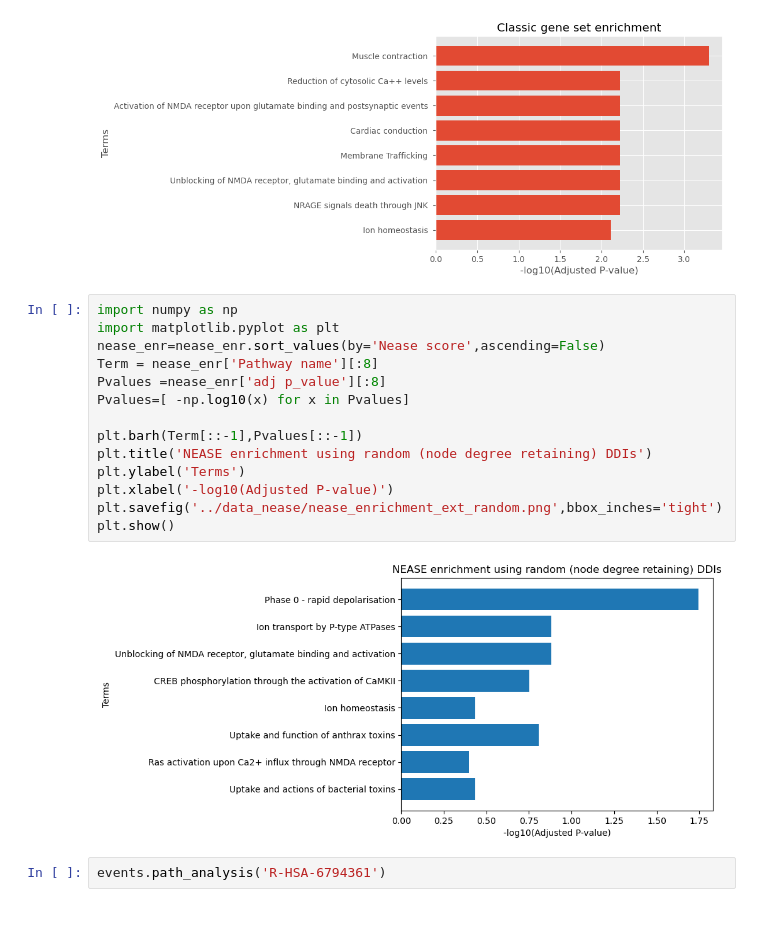
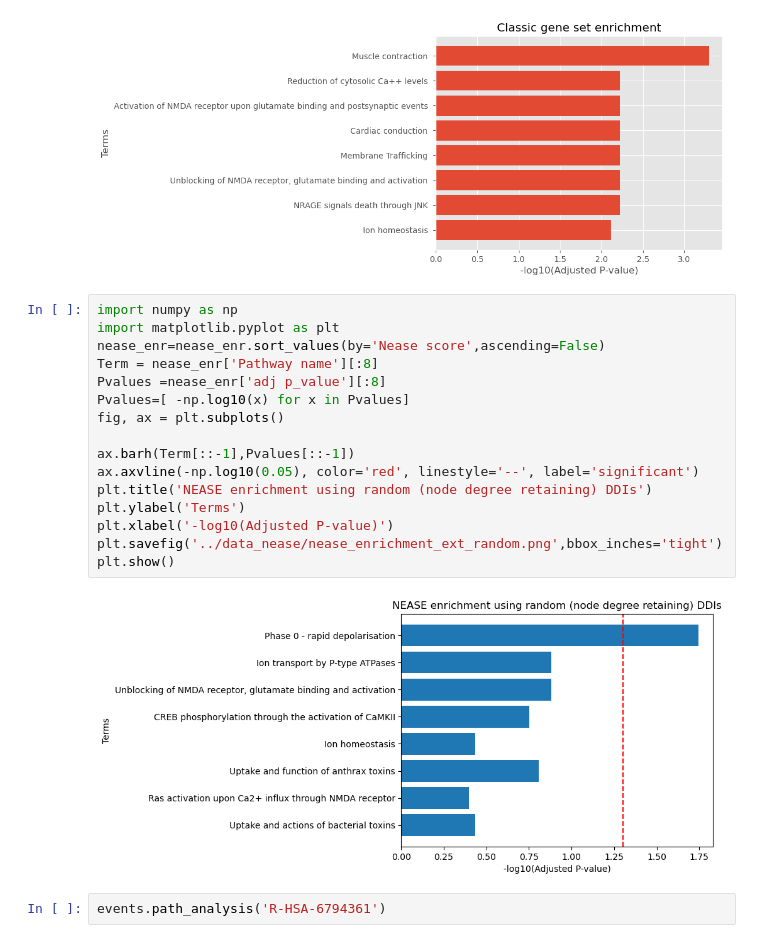
Before and after one commit to Eeeeelias/ppidm-check, a Jupyter notebook: digger_extension/nease_run.ipynb, the cells around one changed output. Cells and saved outputs as stored; diff of their text form.

Commit message:
fixed a critical bug, updated images

```diff
--- a/digger_extension/nease_run.ipynb
+++ b/digger_extension/nease_run.ipynb
@@ -159,19 +159,21 @@ plt.show()
 # %%
 import numpy as np
 import matplotlib.pyplot as plt
 nease_enr=nease_enr.sort_values(by='Nease score',ascending=False)
 Term = nease_enr['Pathway name'][:8]
 Pvalues =nease_enr['adj p_value'][:8]
 Pvalues=[ -np.log10(x) for x in Pvalues]
+fig, ax = plt.subplots()
 
-plt.barh(Term[::-1],Pvalues[::-1])
+ax.barh(Term[::-1],Pvalues[::-1])
+ax.axvline(-np.log10(0.05), color='red', linestyle='--', label='significant')
 plt.title('NEASE enrichment using random (node degree retaining) DDIs')
 plt.ylabel('Terms')
 plt.xlabel('-log10(Adjusted P-value)')
 plt.savefig('../data_nease/nease_enrichment_ext_random.png',bbox_inches='tight')
 plt.show()
 # %% [output]
-[figure, old version]
+[figure, new version]
 # %%
 events.path_analysis('R-HSA-6794361')
 # %% [output]
```
Also changed, not shown: 8 other files.
